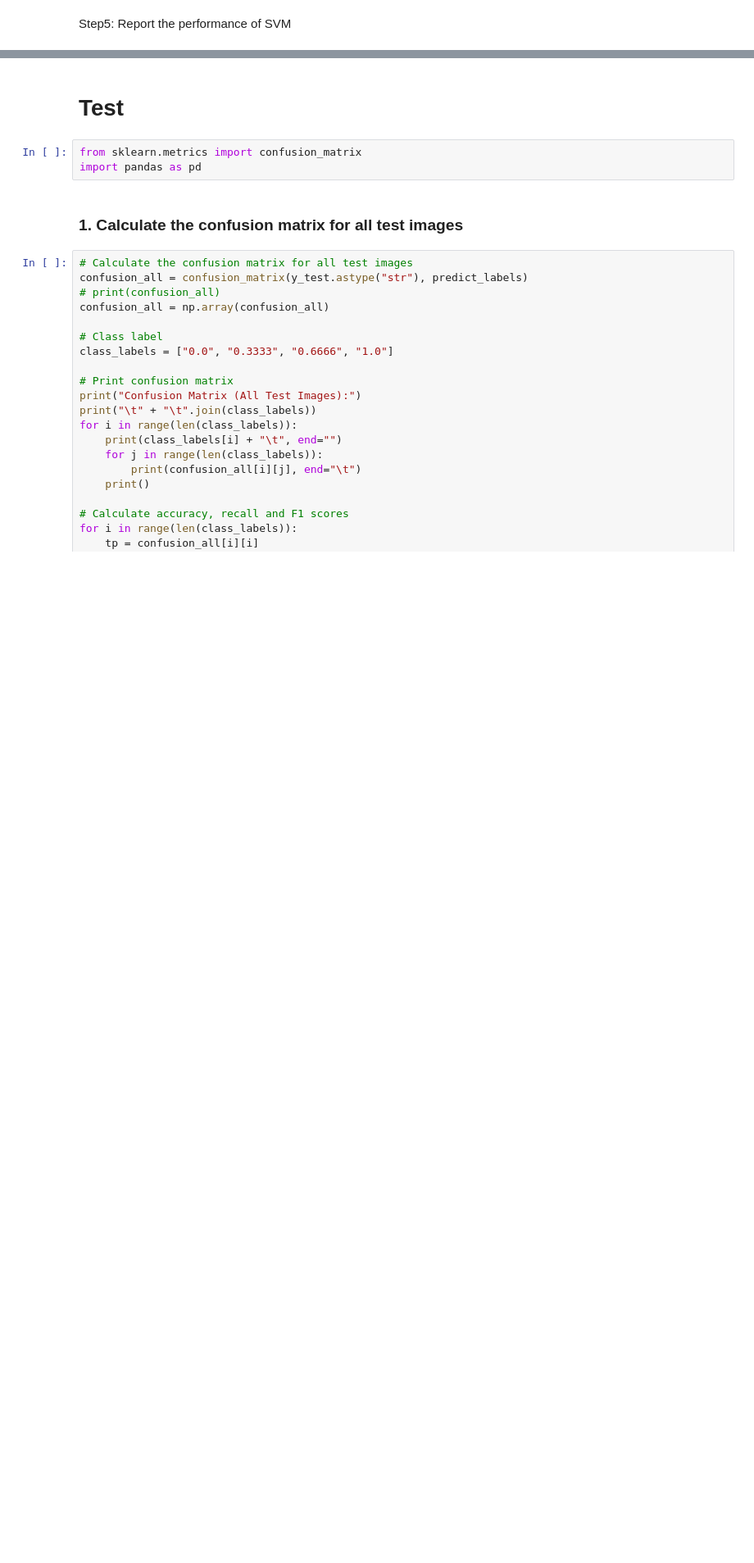
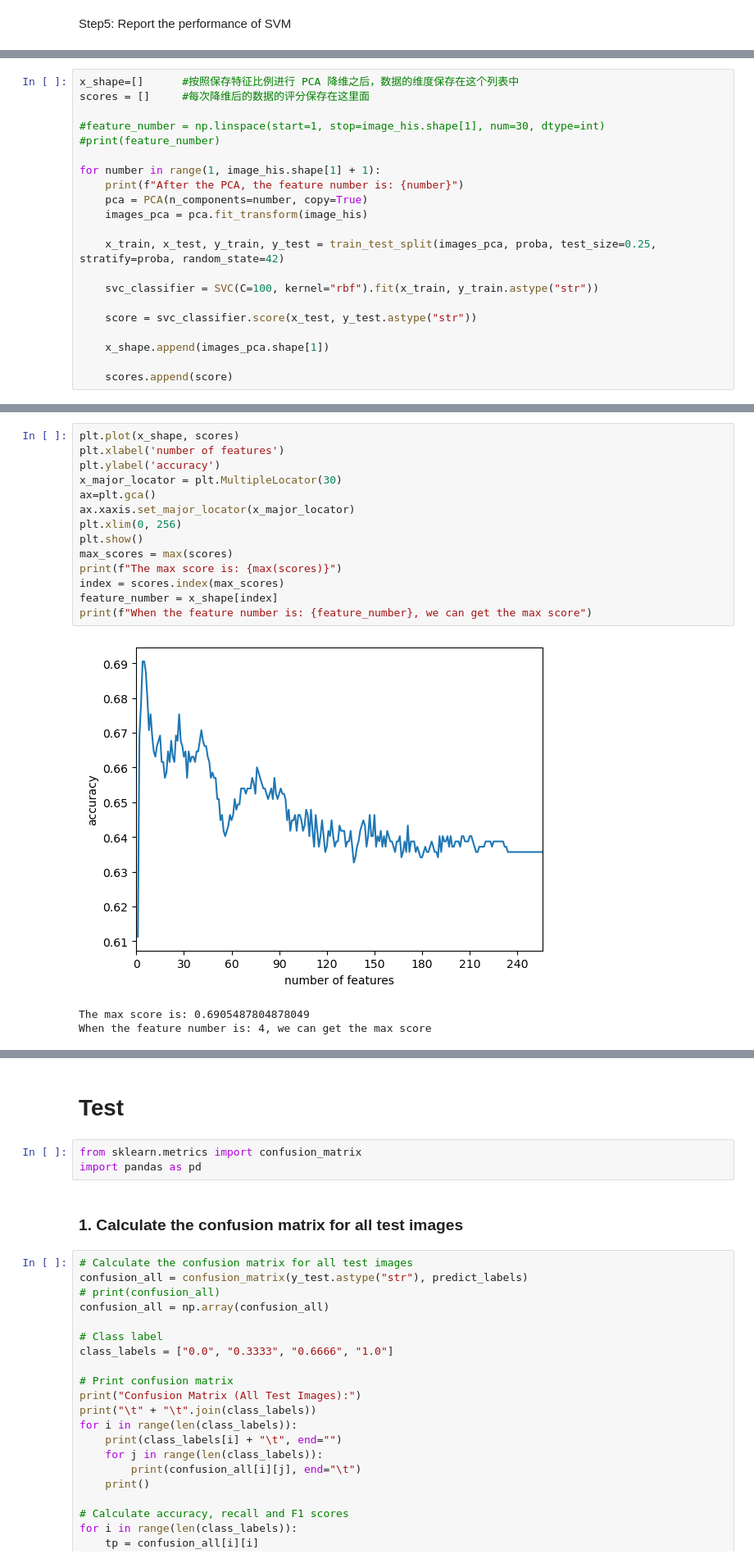
Before and after one commit to ToxicJerry/COMP9517-Surfing-Project, a Jupyter notebook: Svm_Classifier.ipynb, the cells around one changed output, grey strips where cells are left out. Shown at 82% size. Saved outputs shown, nothing was run; the diff lists cells and outputs as text; blank space fills up the shorter version.

```diff
--- a/Svm_Classifier.ipynb
+++ b/Svm_Classifier.ipynb
@@ -153,0 +72,21 @@ The predicted label of test[106] is: 1.0
+# %%
+x_shape=[]		#按照保存特征比例进行 PCA 降维之后，数据的维度保存在这个列表中
+scores = []		#每次降维后的数据的评分保存在这里面
+
+#feature_number = np.linspace(start=1, stop=image_his.shape[1], num=30, dtype=int)
+#print(feature_number)
+
+for number in range(1, image_his.shape[1] + 1):
+    print(f"After the PCA, the feature number is: {number}")
+    pca = PCA(n_components=number, copy=True)
+    images_pca = pca.fit_transform(image_his)
+
+    x_train, x_test, y_train, y_test = train_test_split(images_pca, proba, test_size=0.25, stratify=proba, random_state=42)
+
+    svc_classifier = SVC(C=100, kernel="rbf").fit(x_train, y_train.astype("str"))
+
+    score = svc_classifier.score(x_test, y_test.astype("str"))
+
+    x_shape.append(images_pca.shape[1])
+
+    scores.append(score)
@@ -153,0 +111,18 @@ The predicted label of test[106] is: 1.0
+# %%
+plt.plot(x_shape, scores)
+plt.xlabel('number of features')
+plt.ylabel('accuracy')
+x_major_locator = plt.MultipleLocator(30)
+ax=plt.gca()
+ax.xaxis.set_major_locator(x_major_locator)
+plt.xlim(0, 256)
+plt.show()
+max_scores = max(scores)
+print(f"The max score is: {max(scores)}")
+index = scores.index(max_scores)
+feature_number = x_shape[index]
+print(f"When the feature number is: {feature_number}, we can get the max score")
+# %% [output]
+[figure, added]
+The max score is: 0.6905487804878049
+When the feature number is: 4, we can get the max score
```
Also changed, not shown: parts of 19 cells of this notebook.
